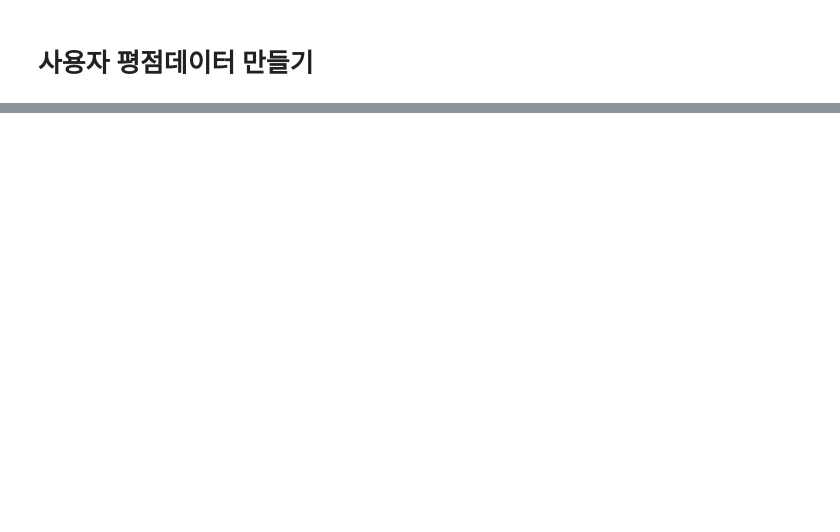
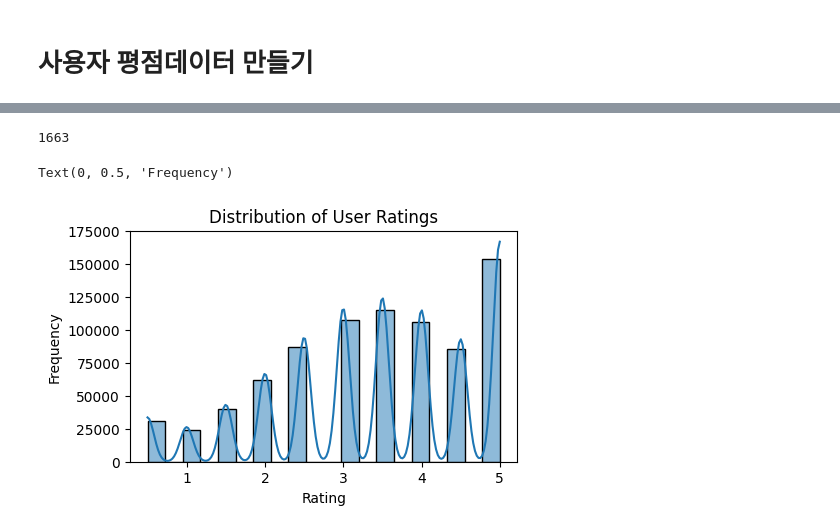
Before and after one commit to hscrown/madatpublicdata, a Jupyter notebook: 사용자_평점데이터_만들기.ipynb, the cells around one changed output, grey strips where cells are left out. Saved outputs shown, nothing was run; the diff lists cells and outputs as text; code cells hidden in the pictures; blank space fills up the shorter version.

```diff
--- a/사용자_평점데이터_만들기.ipynb
+++ b/사용자_평점데이터_만들기.ipynb
@@ -194,0 +233,15 @@ user_rating.info()
+# %%
+# place_id의 종류가 1663개가 맞는지 확인
+user_rating['place_id'].nunique()
+# %% [output]
+1663
+# %%
+# user_rating 시각화
+plt.figure(figsize=(5, 3))
+sns.histplot(data=user_rating, x='rating', bins=20, kde=True)
+plt.title('Distribution of User Ratings')
+plt.xlabel('Rating')
+plt.ylabel('Frequency')
+# %% [output]
+Text(0, 0.5, 'Frequency')
+[figure, added]
```
Also changed, not shown: parts of 17 cells of this notebook.
